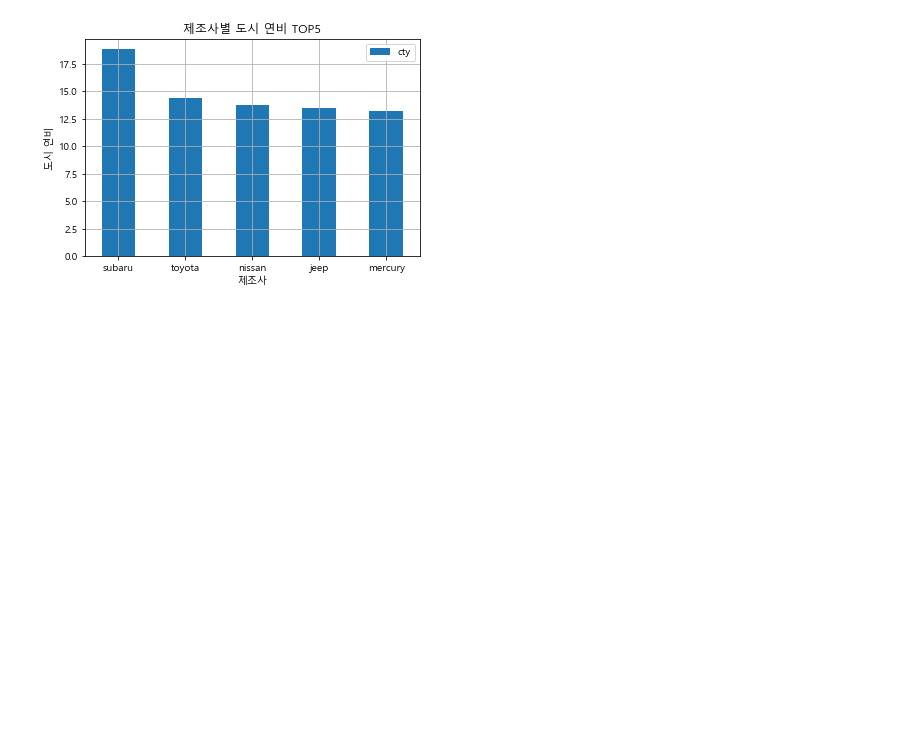
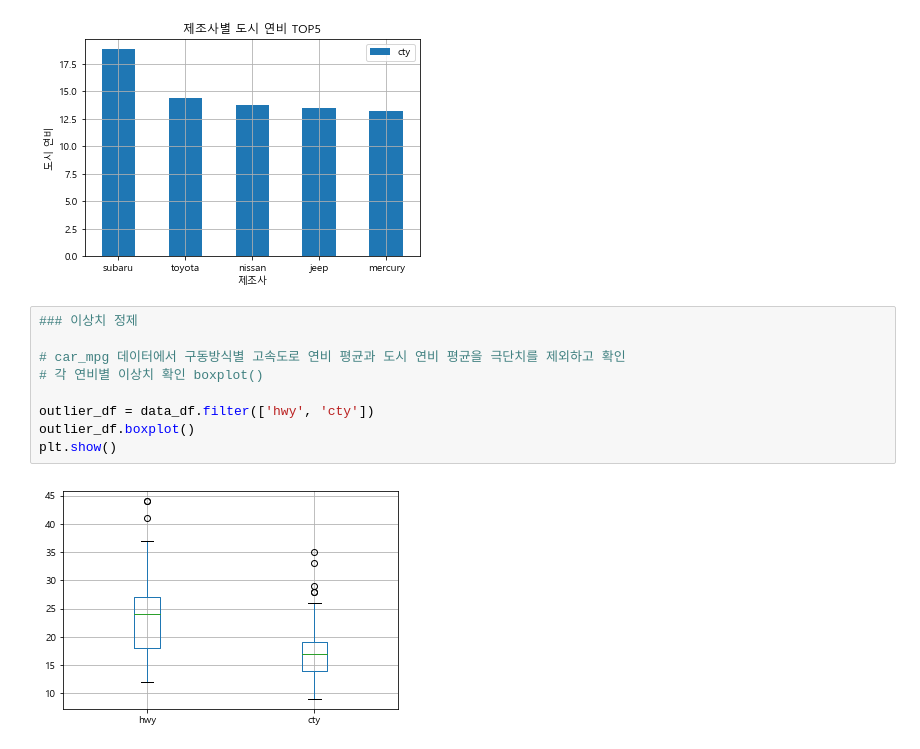
Before and after one commit to gabychoi/TIL, a Jupyter notebook: visualization[01].ipynb, the cells around one changed output. Drawn from its saved outputs; the diff is of its cells as text; blank space fills up the shorter version.

Commit message:
visualization study

```diff
--- a/visualization[01].ipynb
+++ b/visualization[01].ipynb
@@ -789,3 +789,14 @@ plt.grid()
 plt.show()
 # %% [output]
 [figure]
+# %%
+### 이상치 정제
+
+# car_mpg 데이터에서 구동방식별 고속도로 연비 평균과 도시 연비 평균을 극단치를 제외하고 확인
+# 각 연비별 이상치 확인 boxplot()
+
+outlier_df = data_df.filter(['hwy', 'cty'])
+outlier_df.boxplot()
+plt.show()
+# %% [output]
+[figure, added]
```
Also changed, not shown: parts of 16 cells of this notebook.
